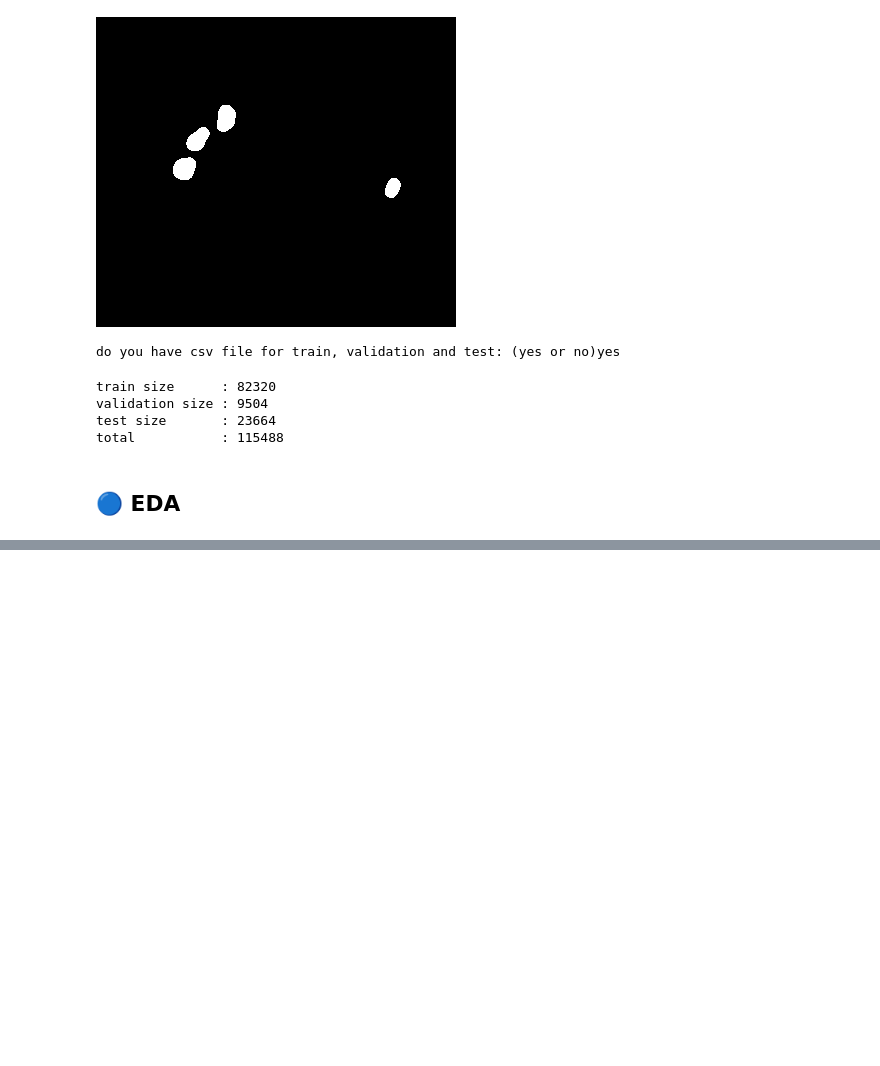
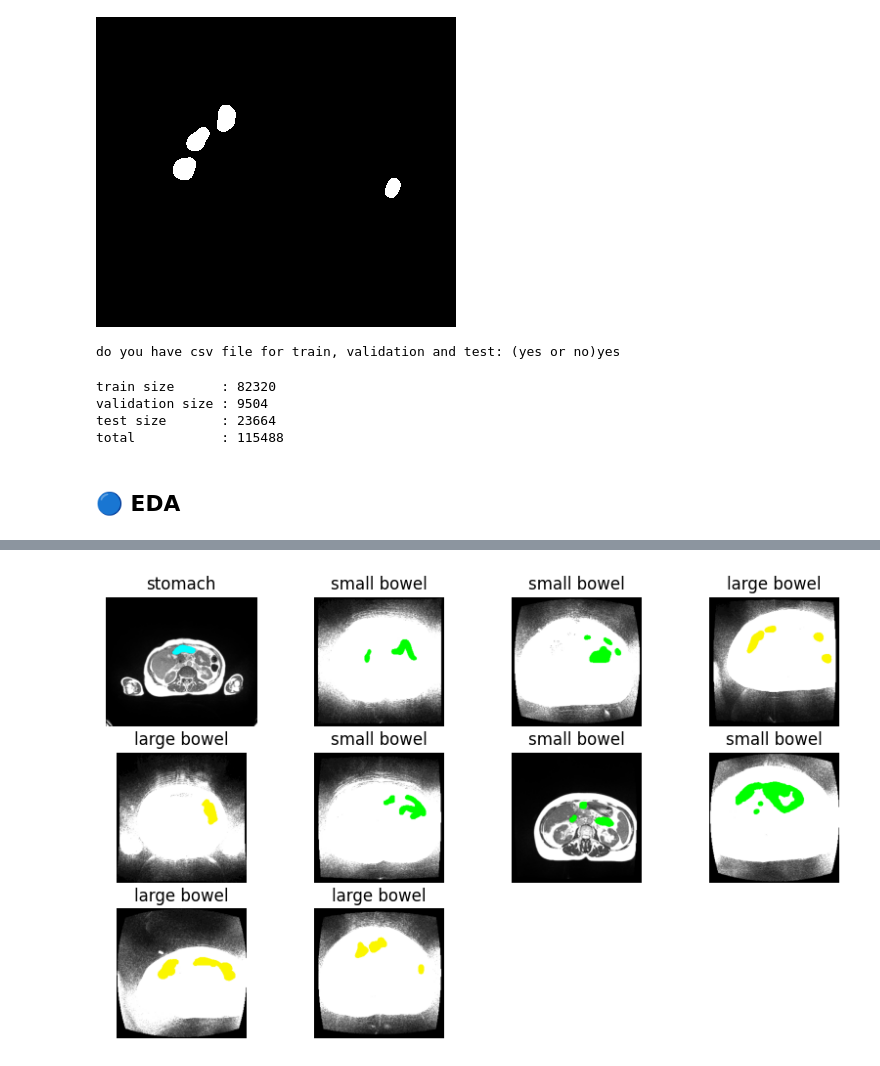
Before and after one commit to ahmadrezabaqerzade/medical-image-segmentation, a Jupyter notebook: MIS.ipynb, the cells around one changed output, grey strips where cells are left out. Cells and saved outputs as stored; diff of their text form; code cells hidden in the pictures; blank space fills up the shorter version.

Commit message:
add EDA, Custom Dataset and DataLoader

```diff
--- a/MIS.ipynb
+++ b/MIS.ipynb
@@ -149,7 +149,7 @@ mask_image
 # %% [output]
 [figure]
 # %%
-class Clean_Data():
+class CleanData():
   def __init__(self, csv_address):
 
     self.csv_info = pd.read_csv(csv_address)
@@ -209,7 +209,7 @@ class Clean_Data():
 
     return new_csv
 # %%
-clean = Clean_Data('train.csv')
+clean = CleanData('train.csv')
 # %%
 ans = input('do you have csv file for train, validation and test: (yes or no)')
 if ans == 'yes':
@@ -241,0 +249,2 @@ total           : 115488
+# %%
+csv_to_show = train_csv.dropna().reset_index().drop(['index', 'Unnamed: 0'], axis = 1)
@@ -241,0 +314,4 @@ total           : 115488
+# %%
+show_maksed_image(10, csv_to_show)
+# %% [output]
+[figure, added]
```
Also changed, not shown: parts of 17 cells of this notebook.
